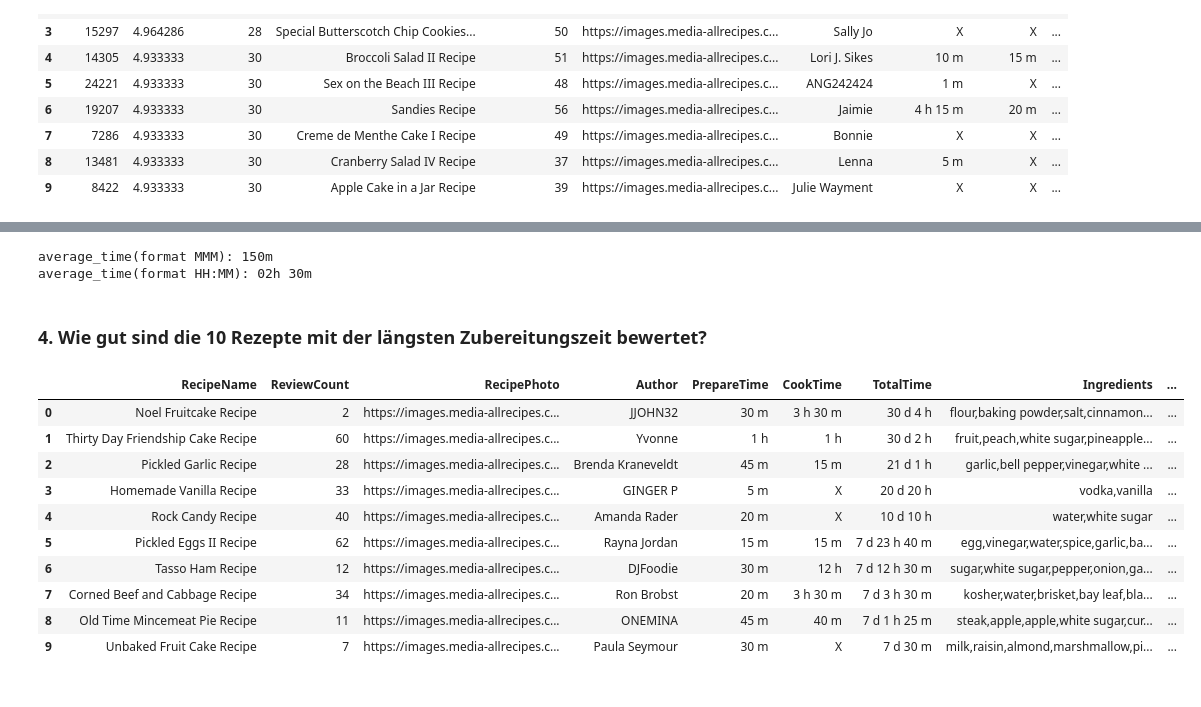
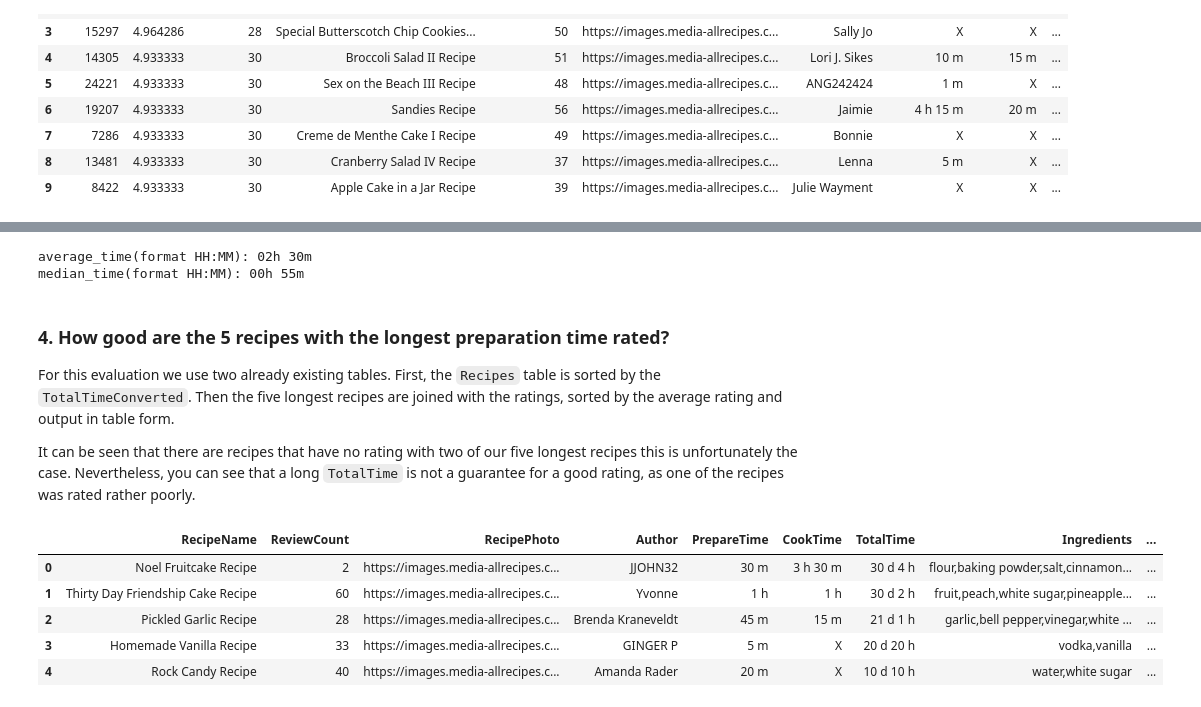
Before and after one commit to PatrikHubster/Recipes, a Jupyter notebook: bdv.ipynb, the cells around one changed output, grey strips where cells are left out. Drawn from its saved outputs; the diff is of its cells as text; code cells hidden in the pictures.

```diff
--- a/bdv.ipynb
+++ b/bdv.ipynb
@@ -53,9 +70,20 @@ recipes = spark\
     .withColumnRenamed("Prepare Time", "PrepareTime")\
     .withColumnRenamed("Cook Time", "CookTime")\
     .withColumnRenamed("Total Time", "TotalTime")\
-    .withColumn("TotalTimeConverted", convert_time(col("TotalTime")).cast(IntegerType()))
+    .withColumn("TotalTimeConverted", convert_time(col("TotalTime")).cast(IntegerType()))\
+    .withColumn("CookTimeConverted", convert_time(col("CookTime")).cast(IntegerType()))\
+    .withColumn("PrepareTimeConverted", convert_time(col("PrepareTime")).cast(IntegerType()))
 
 reviews = spark\
     .read\
     .option("delimiter", ",")\
     .csv("./data/clean_reviews.csv", header=True, inferSchema=True)
+
+ingredients = recipes.select(explode(split(col("Ingredients"), ",")).alias("Ingredient"), "RecipeID")
+
+best_recipes = reviews\
+    .groupBy("RecipeID")\
+    .agg(avg("Rate"), count("Rate"))\
+    .withColumnRenamed("avg(Rate)", "AvgRate")\
+    .withColumnRenamed("count(Rate)", "CountRate")\
+    .orderBy("avg(Rate)", ascending=[0])
@@ -179,34 +227,38 @@ best_ten_recipes\
 filtered_recipes = recipes[(recipes.TotalTimeConverted > 0)]
 
 average_time = filtered_recipes\
-    .agg(mean("TotalTimeConverted"))\
+    .agg(avg("TotalTimeConverted"))\
     .withColumnRenamed("avg(TotalTimeConverted)", "AvgTotalTime")\
     .select("AvgTotalTime")\
     .first()[0]
 
-print(f"average_time(format MMM): {int(average_time)}m")
+median_time = filtered_recipes\
+    .agg(expr("percentile_approx(TotalTimeConverted, 0.5)").alias("MedianTotalTime"))\
+    .select("MedianTotalTime")\
+    .first()[0]
+
 print(f"average_time(format HH:MM): {'{:02d}h {:02d}m'.format(*divmod(int(average_time), 60))}")
+print(f"median_time(format HH:MM): {'{:02d}h {:02d}m'.format(*divmod(int(median_time), 60))}")
 # %% [output]
-average_time(format MMM): 150m
 average_time(format HH:MM): 02h 30m
+median_time(format HH:MM): 00h 55m
-# %% [markdown]
-### 4. Wie gut sind die 10 Rezepte mit der längsten Zubereitungszeit bewertet?
+# %% [markdown]
+### 4. How good are the 5 recipes with the longest preparation time rated?
+
+For this evaluation we use two already existing tables. First, the `Recipes` table is sorted by the `TotalTimeConverted`. Then the five longest recipes are joined with the ratings, sorted by the average rating and output in table form.
+
+It can be seen that there are recipes that have no rating with two of our five longest recipes this is unfortunately the case. Nevertheless, you can see that a long `TotalTime` is not a guarantee for a good rating, as one of the recipes was rated rather poorly.
 # %%
-ten_longest_recipes = recipes\
+five_longest_recipes = recipes\
     .orderBy("TotalTimeConverted", ascending=[0])\
-    .limit(10)
+    .limit(5)
 
-ten_longest_recipes.toPandas()
+five_longest_recipes.toPandas()
 # %% [output]
 |  | RecipeName | ReviewCount | RecipePhoto | Author | PrepareTime | CookTime | TotalTime | Ingredients | ... |
 | 0 | Noel Fruitcake Recipe | 2 | https://images.media-allrecipes.c... | JJOHN32 | 30 m | 3 h 30 m | 30 d 4 h | flour,baking powder,salt,cinnamon... | ... |
 | 1 | Thirty Day Friendship Cake Recipe | 60 | https://images.media-allrecipes.c... | Yvonne | 1 h | 1 h | 30 d 2 h | fruit,peach,white sugar,pineapple... | ... |
 | 2 | Pickled Garlic Recipe | 28 | https://images.media-allrecipes.c... | Brenda Kraneveldt | 45 m | 15 m | 21 d 1 h | garlic,bell pepper,vinegar,white ... | ... |
 | 3 | Homemade Vanilla Recipe | 33 | https://images.media-allrecipes.c... | GINGER P | 5 m | X | 20 d 20 h | vodka,vanilla | ... |
 | 4 | Rock Candy Recipe | 40 | https://images.media-allrecipes.c... | Amanda Rader | 20 m | X | 10 d 10 h | water,white sugar | ... |
-| 5 | Pickled Eggs II Recipe | 62 | https://images.media-allrecipes.c... | Rayna Jordan | 15 m | 15 m | 7 d 23 h 40 m | egg,vinegar,water,spice,garlic,ba... | ... |
-| 6 | Tasso Ham Recipe | 12 | https://images.media-allrecipes.c... | DJFoodie | 30 m | 12 h | 7 d 12 h 30 m | sugar,white sugar,pepper,onion,ga... | ... |
-| 7 | Corned Beef and Cabbage Recipe | 34 | https://images.media-allrecipes.c... | Ron Brobst | 20 m | 3 h 30 m | 7 d 3 h 30 m | kosher,water,brisket,bay leaf,bla... | ... |
-| 8 | Old Time Mincemeat Pie Recipe | 11 | https://images.media-allrecipes.c... | ONEMINA | 45 m | 40 m | 7 d 1 h 25 m | steak,apple,apple,white sugar,cur... | ... |
-| 9 | Unbaked Fruit Cake Recipe | 7 | https://images.media-allrecipes.c... | Paula Seymour | 30 m | X | 7 d 30 m | milk,raisin,almond,marshmallow,pi... | ... |
 # %%
```
Also changed, not shown: parts of 41 cells of this notebook.
